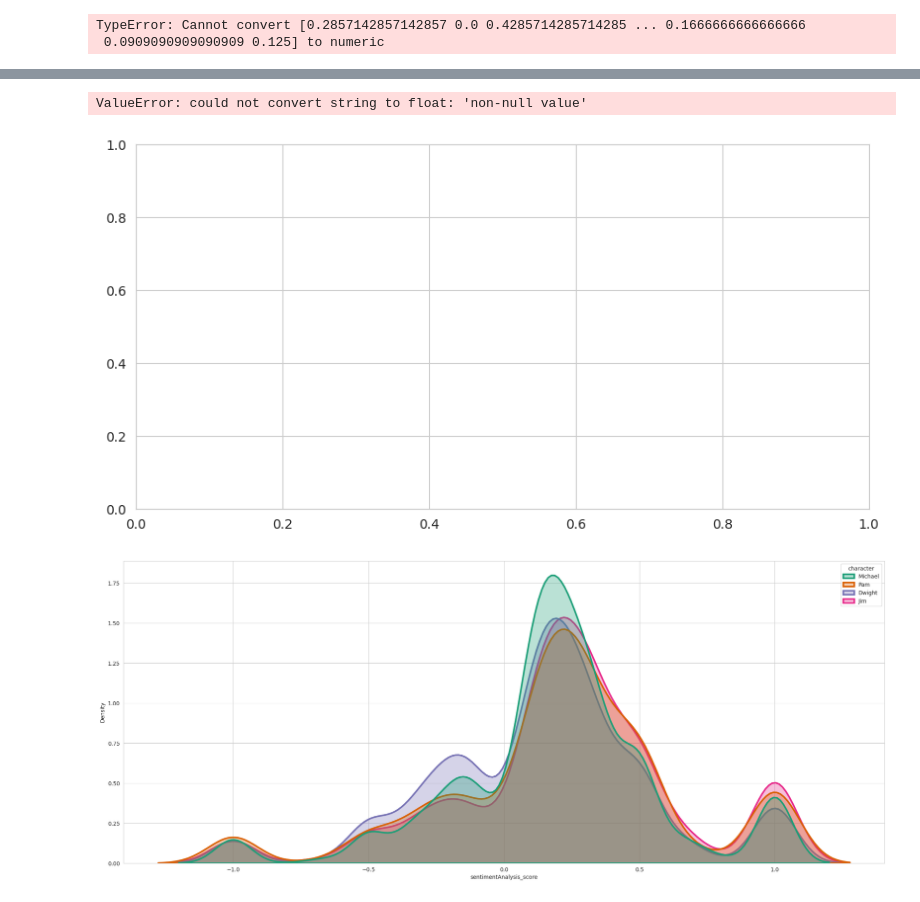
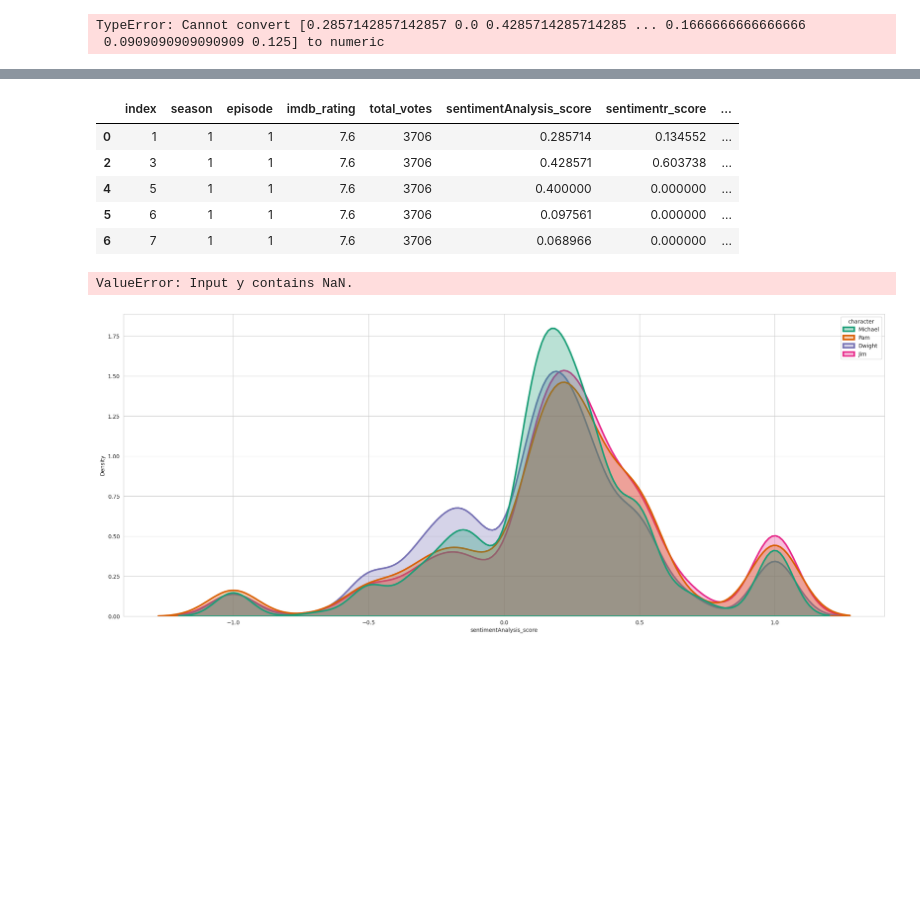
Before and after one commit to Lailamh/DSRP1, a Jupyter notebook: Data_Science_Research_Project.ipynb, the cells around one changed output, grey strips where cells are left out. Saved outputs shown, nothing was run; the diff lists cells and outputs as text; code cells hidden in the pictures; blank space fills up the shorter version.

```diff
--- a/Data_Science_Research_Project.ipynb
+++ b/Data_Science_Research_Project.ipynb
@@ -180,3 +186,12 @@ Data columns (total 16 columns):
  15  sentiment_before         30259 non-null  object
 dtypes: float64(3), int64(4), object(9)
 memory usage: 4.0+ MB
+# %%
+office_df['sentimentAnalysis_score'] = pd.to_numeric(office_df['sentimentAnalysis_score'], errors = 'coerce')
+
+#office_df['sentimentAnalysis_score'] = office_df['sentimentAnalysis_score'].fillna(office_df['sentimentAnalysis_score'].mean())
+office_df['sentimentAnalysis_score'] = office_df.groupby('character')['sentimentAnalysis_score'].transform(
+    lambda x: x.fillna(x.mean())
+)
+print(office_df['sentimentAnalysis_score'].isna().sum())
+#office_df.info()
@@ -290,48 +404,19 @@ TypeError: Cannot convert [0.2857142857142857 0.0 0.4285714285714285 ... 0.16666
+# %%
+characters_df.head()
+# %% [output]
+|  | index | season | episode | imdb_rating | total_votes | sentimentAnalysis_score | sentimentr_score | ... |
+| 0 | 1 | 1 | 1 | 7.6 | 3706 | 0.285714 | 0.134552 | ... |
+| 2 | 3 | 1 | 1 | 7.6 | 3706 | 0.428571 | 0.603738 | ... |
+| 4 | 5 | 1 | 1 | 7.6 | 3706 | 0.400000 | 0.000000 | ... |
+| 5 | 6 | 1 | 1 | 7.6 | 3706 | 0.097561 | 0.000000 | ... |
+| 6 | 7 | 1 | 1 | 7.6 | 3706 | 0.068966 | 0.000000 | ... |
 # %%
-#ML MODEL: LINEAR REGRESSION
+#ML model: KNN
 
-#characters = ['Jim', 'Pam', 'Dwight', 'Michael']
-#characters_df = office_df[office_df['character'].isin(characters)]
+characters = ['Jim', 'Pam', 'Dwight', 'Michael']
+characters_df = office_df[office_df['character'].isin(characters)]
+jim_df = characters_df['jim']
 
-#splitting into training/testing
-#X_train, X_test, y_train, y_test = train_test_split(X, y, train_size = 0.2, random_state = 42)
-
-
-#columns_to_encode = characters_df.select_dtypes(include = object).columns
-#print(columns_to_encode)
-
-
-#encoded = OneHotEncoder(sparse_output = False, drop = 'first')
-#enocded.set_output(transform = "Pandas")
-
-
-#encoded_columns = encoded.get_feature_names_out()
-#print(encoded_columns)
-
-#training it
-#ML_model = LinearRegression()
-#ML_model.fit(X_train, y_train)
-
-#testing it
-#y_pred = ML_model.predict(X_test)
-#error = mean_squared_error(y_test, y_pred)
-#r2 = r2_score(y_test, y_pred)
-#print("The mean squared error is:", error)
-#print("The r2 score is:", r2)
-
-#implementing it by making predictions for future episodes
-
-
-
-
-
-
-
-
-
-
-
-#ML model: KNN
 
 
 #y = my target
@@ -339,12 +424,11 @@ office_df['sentiment_before'] = office_df.groupby('character')['sentimentAnalysi
 y = office_df['sentimentAnalysis_score']
 
 #x = features
-x = office_df[['character', 'episode', ]]
+x = office_df[['character']]
 
 #turn character names into numbers
 le = LabelEncoder()
 x['character'] = le.fit_transform(x['character'])
-characters
 
 #split data into training/testing data
 X_train, X_test, y_train, y_test = train_test_split(x, y, test_size = 0.2, random_state = 42)
@@ -357,7 +441,7 @@ X_train_scaled = scaler.fit_transform(X_train)
 X_test_scaled = scaler.transform(X_test)
 
 #make model
-knn_model = KNeighborsRegressor(n_neighbors = 3)
+knn_model = KNeighborsClassifier(n_neighbors = 3)
 
 #put training data into it
 knn_model.fit(X_train, y_train)
@@ -373,8 +457,7 @@ plt.ylabel('Predicted Sentiment Score')
 plt.title('Sentiment Score vs. Predicted Sentiment Score')
 plt.show()
 # %% [output]
-ValueError: could not convert string to float: 'non-null value'
+ValueError: Input y contains NaN.
-[figure, removed]
 # %%
 #changes
 
```
Also changed, not shown: parts of 9 cells of this notebook.
